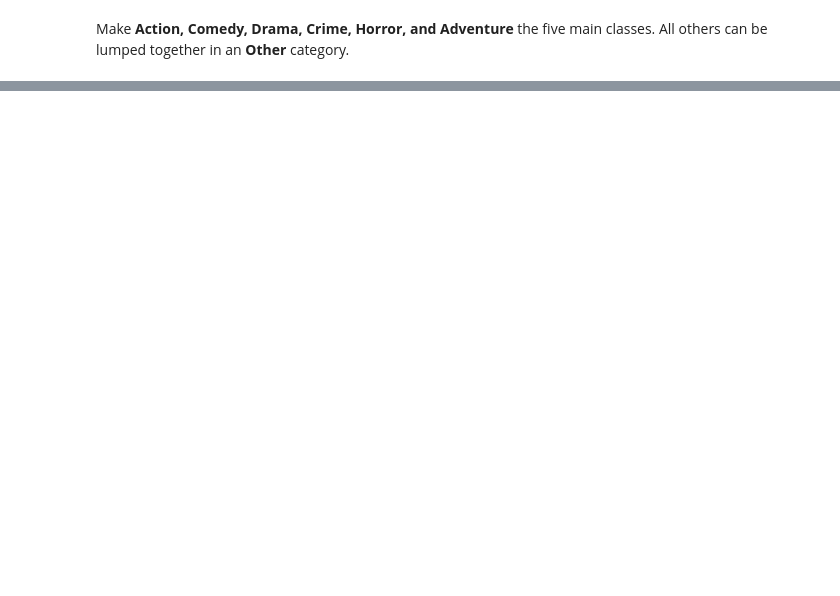
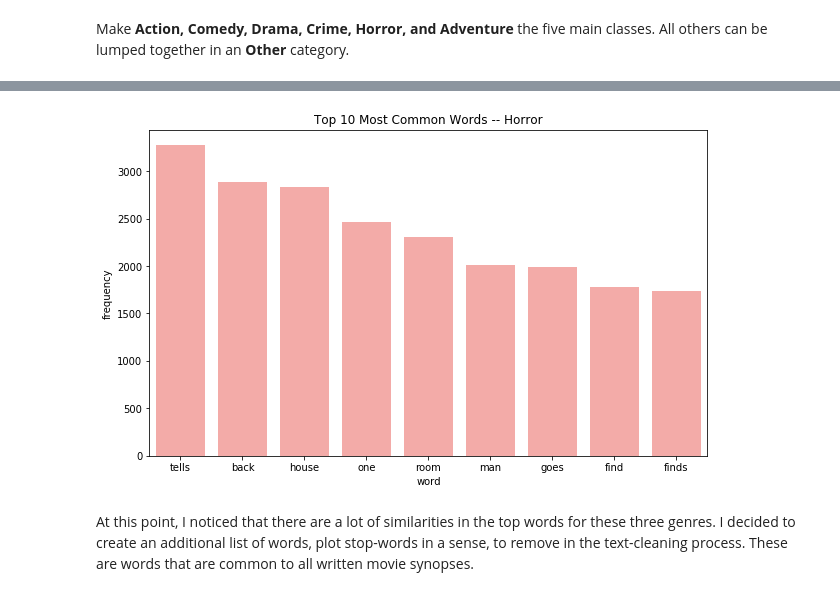
Before and after one commit to itooley/MLProject_426, a Jupyter notebook: project_code.ipynb, the cells around one changed output, grey strips where cells are left out. Saved outputs shown, nothing was run; the diff lists cells and outputs as text; code cells hidden in the pictures; blank space fills up the shorter version.

```diff
--- a/project_code.ipynb
+++ b/project_code.ipynb
@@ -210,0 +239,18 @@ movies_clean.head(10)
+# %%
+cnt = CountVectorizer(min_df=0.05)
+wrd_freq = cnt.fit_transform(cleaned_horror)
+freq_df_horror = pd.DataFrame(wrd_freq.toarray(), columns=cnt.get_feature_names())
+top_horror = freq_df_horror.sum(axis=0).sort_values(ascending=False).reset_index()
+
+f, ax = plt.subplots(figsize=(10, 6))
+sns.set_color_codes("pastel")
+sns.barplot(x=top_horror.iloc[0:9,0], y=top_horror.iloc[0:9,1],
+            label="Total", color="r")
+ax.set(ylabel="frequency",
+       xlabel="word",
+       title="Top 10 Most Common Words -- Horror")
+f.show()
+# %% [output]
+[figure, added]
+# %% [markdown]
+At this point, I noticed that there are a lot of similarities in the top words for these three genres. I decided to create an additional list of words, plot stop-words in a sense, to remove in the text-cleaning process. These are words that are common to all written movie synopses.
```
Also changed, not shown: parts of 48 cells of this notebook, 1 other file.
